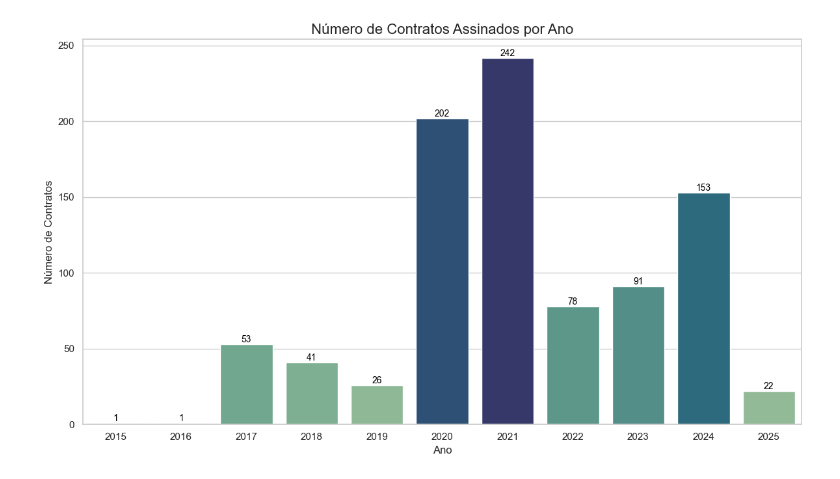
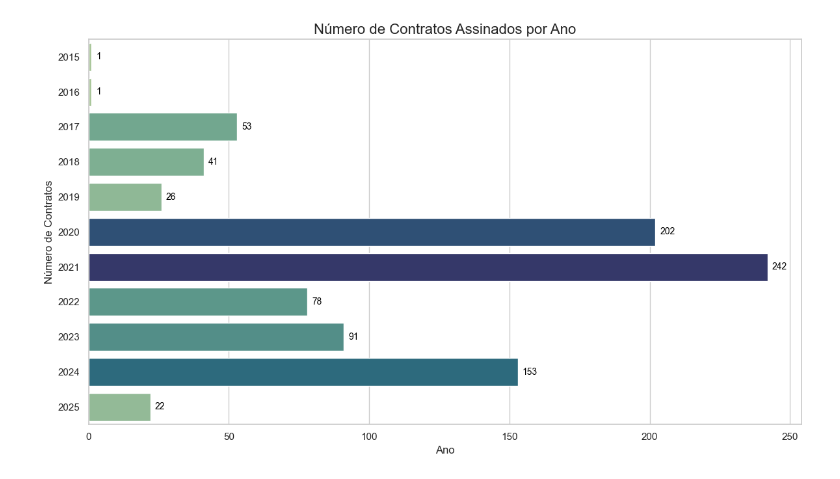
Before and after one commit to pdromls/Analise_BNDES, a Jupyter notebook: notebooks/insights2.ipynb, the cells around one changed output. Drawn from its saved outputs; the diff is of its cells as text; code cells hidden in the pictures.

```diff
--- a/notebooks/insights2.ipynb
+++ b/notebooks/insights2.ipynb
@@ -19,7 +19,7 @@ ARQ = '../base_dados/bd_2.csv'
 
 df = pd.read_csv(
     ARQ,
-    sep = '';',
+    sep = ';',
     decimal = ',',
     encoding = 'latin1'
 )
@@ -53,19 +81,19 @@ contratos_por_ano = df['ano'].value_counts().sort_index()
 # %%
 plt.figure(figsize=(12, 7))
 
-grafico = sns.barplot(x = contratos_por_ano.index, y = contratos_por_ano.values, palette = 'crest', hue = contratos_por_ano, legend = False )
+grafico = sns.barplot(y=contratos_por_ano.index, x=contratos_por_ano.values, palette='crest', hue=contratos_por_ano, legend=False, orient='h')
 
 for p in grafico.patches:
-    grafico.annotate(f'{p.get_height():,.0f}',
-                     (p.get_x() + p.get_width() / 2., p.get_height()),
-                     ha = 'center', va = 'center',
+    grafico.annotate(f'{p.get_width():,.0f}',
+                     (p.get_width(), p.get_y() + p.get_height() / 2),
+                     ha = 'left', va = 'center',
                      fontsize = 10, color = 'black',
-                     xytext=(0, 5), textcoords = 'offset points')
+                     xytext=(5, 0), textcoords = 'offset points')
 
 plt.title('Número de Contratos Assinados por Ano', fontsize=16)
 plt.xlabel('Ano')
 plt.ylabel('Número de Contratos')
 plt.tight_layout()
 plt.show()
 # %% [output]
-[figure, old version]
+[figure, new version]
```
Also changed, not shown: parts of 5 cells of this notebook.
